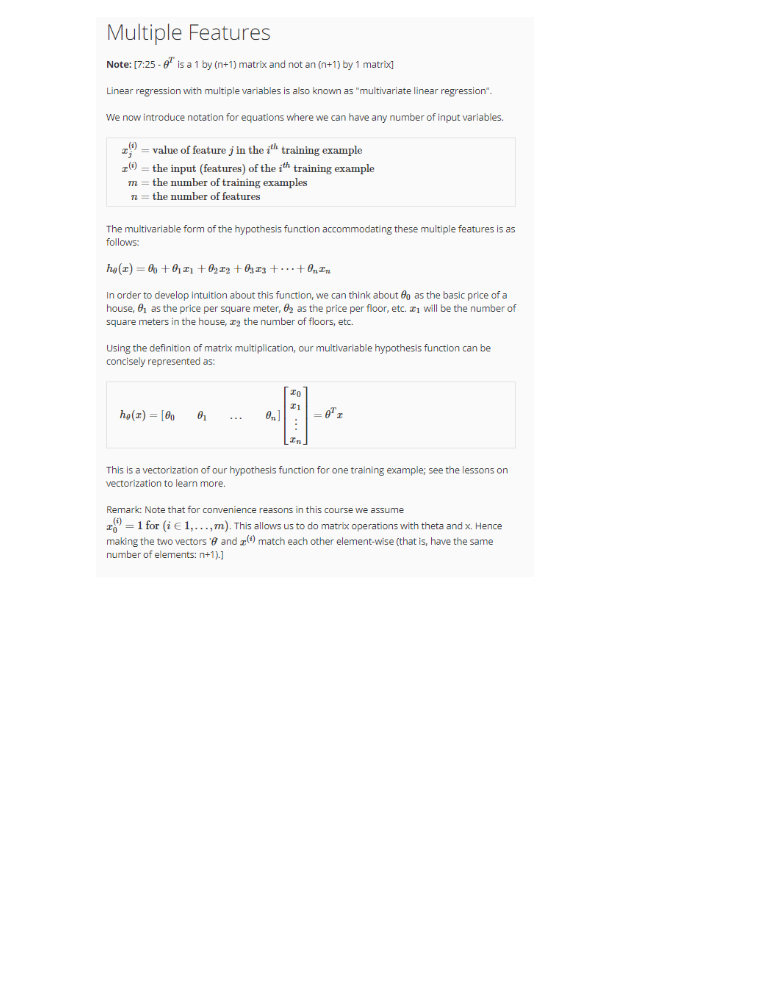
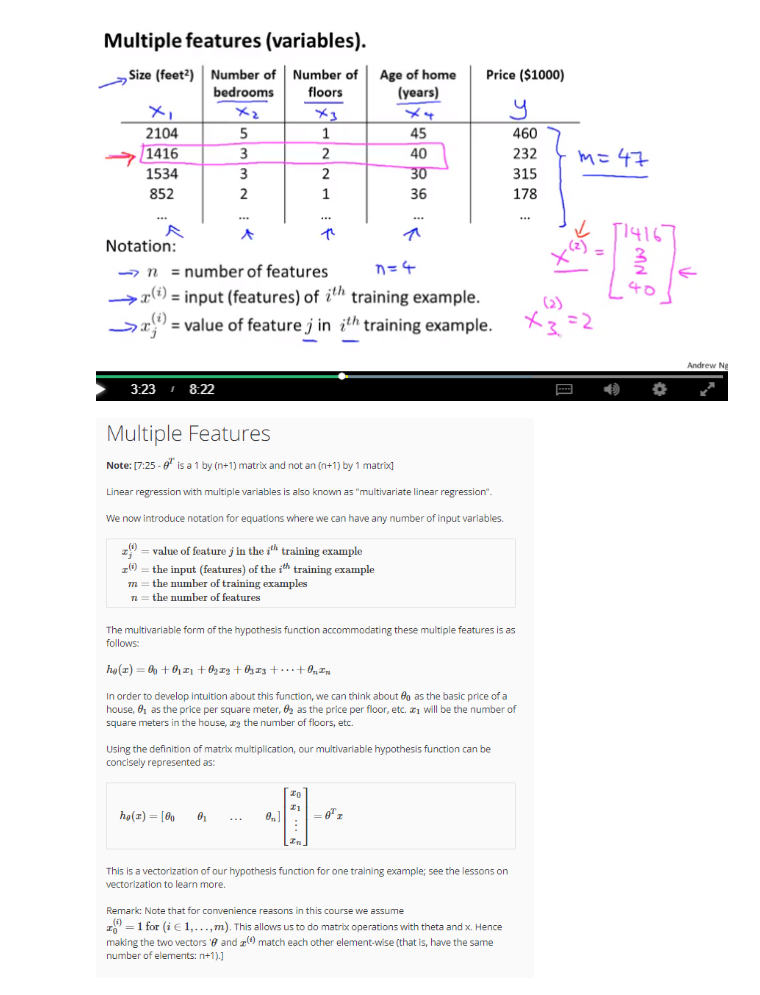
Before and after one commit to louloret/Andrew-NG-Machine-Learning, a Jupyter notebook: Week 2 Multivariate Linear Regression-checkpoint.ipynb, the cells around one changed output. Drawn from its saved outputs; the diff is of its cells as text; code cells hidden in the pictures; blank space fills up the shorter version.

```diff
--- a/Week 2 Multivariate Linear Regression-checkpoint.ipynb
+++ b/Week 2 Multivariate Linear Regression-checkpoint.ipynb
@@ -4,6 +4,10 @@ import sys
 import numpy as np
 # %%
 path = "C://Users//Luis//Anaconda3/"
+# %%
+Image(filename = path + "multiple_features2.png")
+# %% [output]
+[figure, added]
 # %%
 Image(filename = path + "multiple_features.png")
 # %% [output]
```
